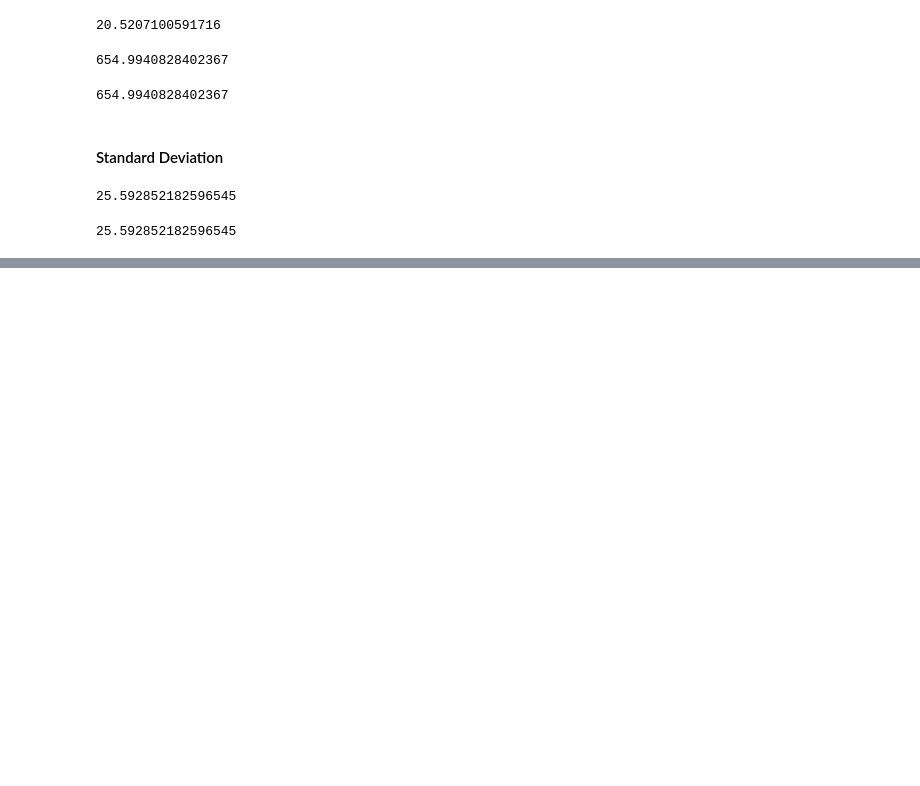
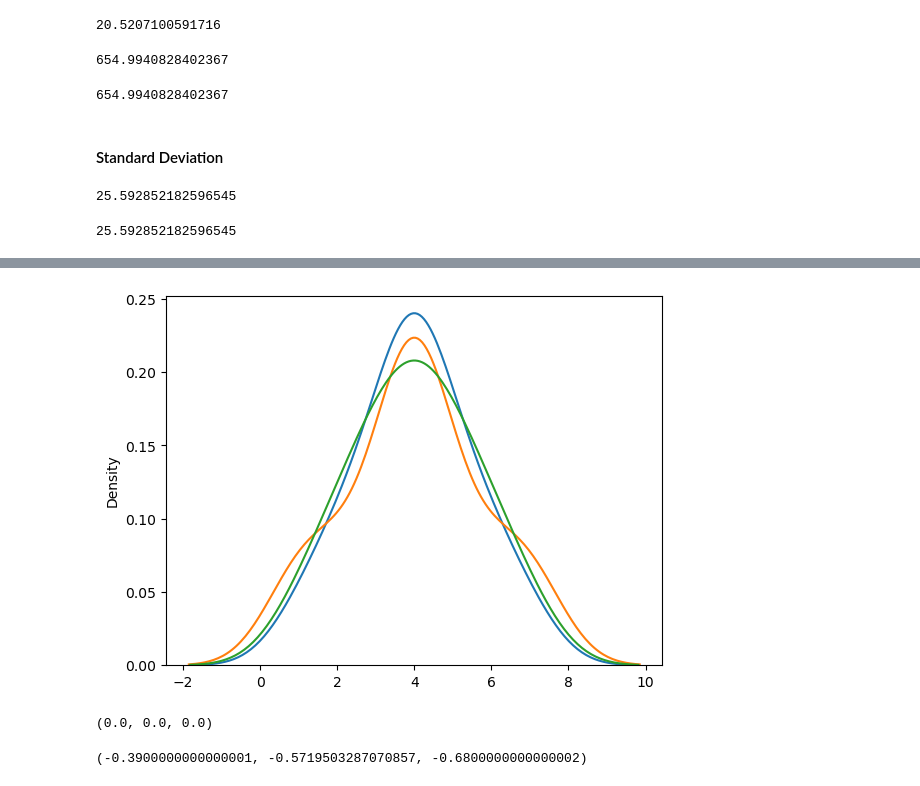
Before and after one commit to hipooja/Data-Science, a Jupyter notebook: Measure of Dispersion.ipynb, the cells around one changed output, grey strips where cells are left out. Drawn from its saved outputs; the diff is of its cells as text; code cells hidden in the pictures; blank space fills up the shorter version.

```diff
--- a/Measure of Dispersion.ipynb
+++ b/Measure of Dispersion.ipynb
@@ -29,0 +79,14 @@ num.std()
+# %%
+num4 = np.array([1,2,2,3,3,3,4,4,4,4,4,4,5,5,5,6,6,7])
+num5 = np.array([1,1,1,2,2,3,3,4,4,4,4,4,4,4,4,4,4,5,5,6,6,7,7,7])
+num6 = np.array([1,2,2,3,3,3,4,4,4,4,5,5,5,6,6,7])
+# %%
+sns.kdeplot(num4)
+sns.kdeplot(num5)
+sns.kdeplot(num6);
+# %% [output]
+[figure, added]
+# %%
+skew(num4), skew(num5), skew(num6)
+# %% [output]
+(0.0, 0.0, 0.0)
@@ -29,0 +95,4 @@ num.std()
+# %%
+kurtosis(num4), kurtosis(num5), kurtosis(num6)
+# %% [output]
+(-0.3900000000000001, -0.5719503287070857, -0.6800000000000002)
```
Also changed, not shown: parts of 13 cells of this notebook, 1 other file.
